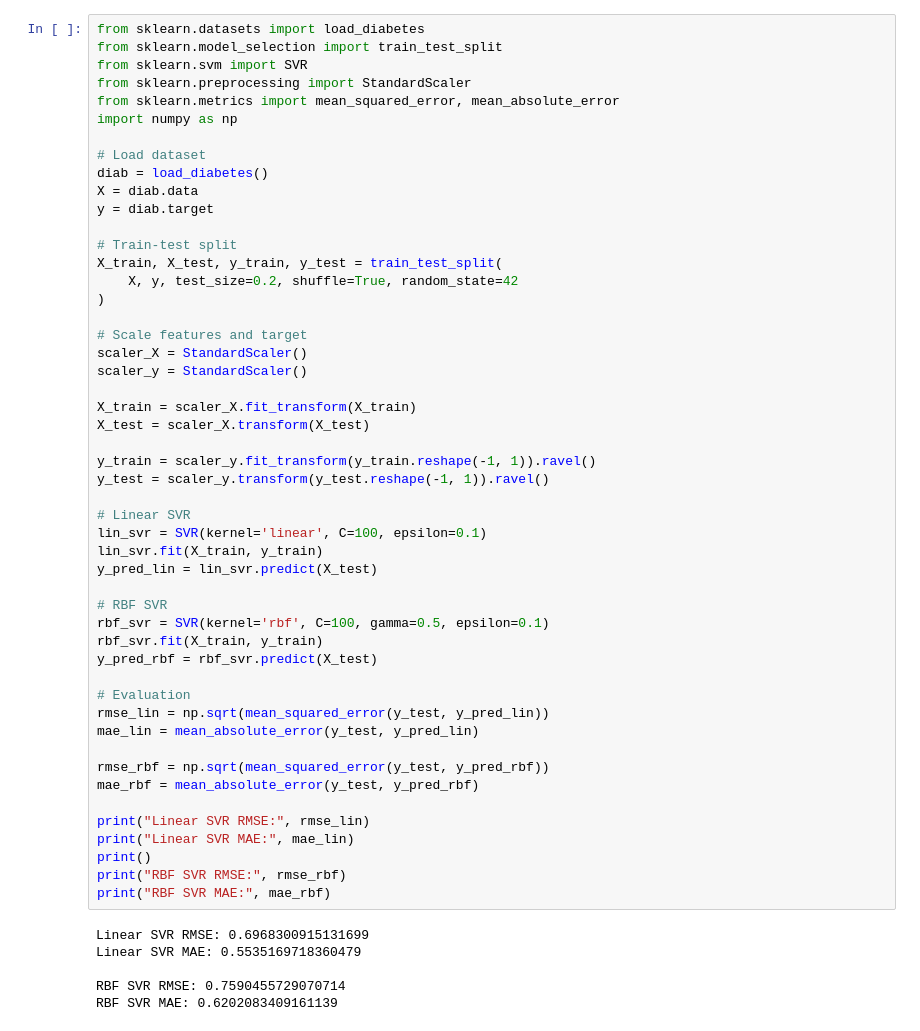
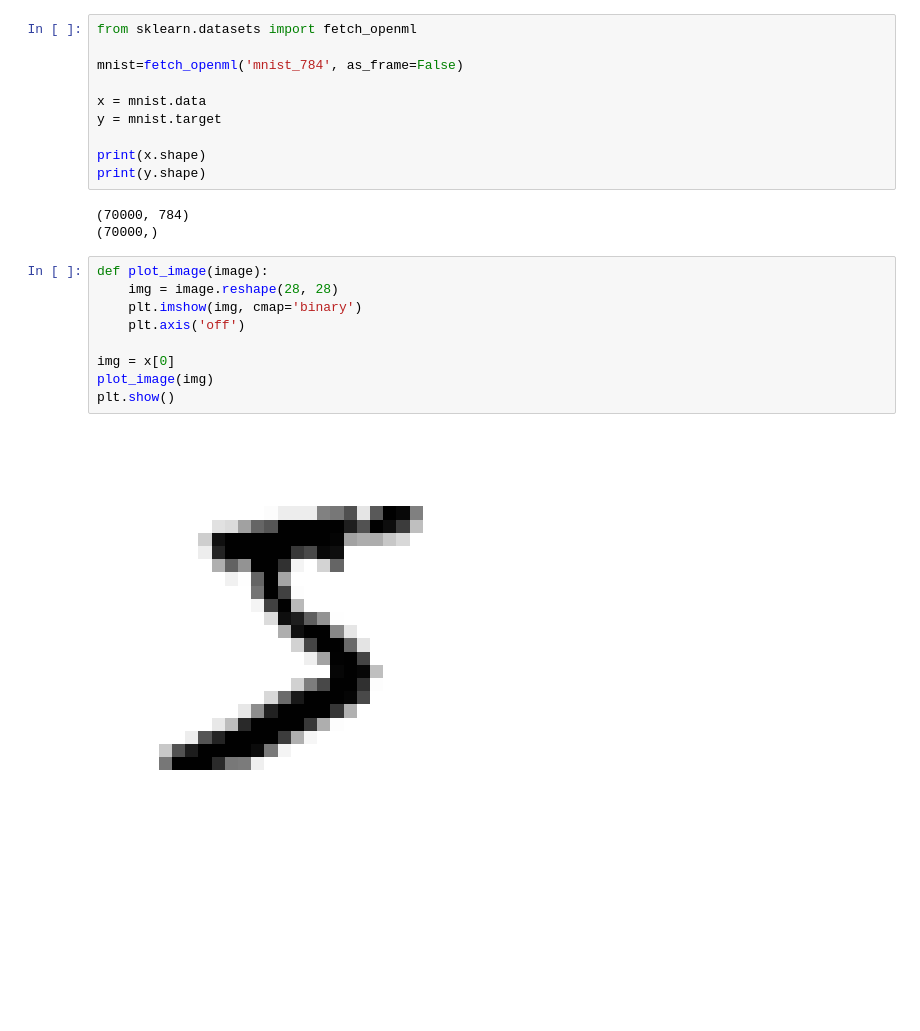
Before and after one commit to Dev-Flurssy/ml-projects, a Jupyter notebook: Notebooks/Practice.ipynb, the cells around one changed output. Drawn from its saved outputs; the diff is of its cells as text; blank space fills up the shorter version.

```diff
--- a/Notebooks/Practice.ipynb
+++ b/Notebooks/Practice.ipynb
@@ -126,56 +8,24 @@ RBF SVR MAE: 0.6797975426553687
-# %%
-from sklearn.datasets import load_diabetes
-from sklearn.model_selection import train_test_split
-from sklearn.svm import SVR
-from sklearn.preprocessing import StandardScaler
-from sklearn.metrics import mean_squared_error, mean_absolute_error
-import numpy as np
-
-# Load dataset
-diab = load_diabetes()
-X = diab.data
-y = diab.target
-
-# Train-test split
-X_train, X_test, y_train, y_test = train_test_split(
-    X, y, test_size=0.2, shuffle=True, random_state=42
-)
-
-# Scale features and target
-scaler_X = StandardScaler()
-scaler_y = StandardScaler()
-
-X_train = scaler_X.fit_transform(X_train)
-X_test = scaler_X.transform(X_test)
-
-y_train = scaler_y.fit_transform(y_train.reshape(-1, 1)).ravel()
-y_test = scaler_y.transform(y_test.reshape(-1, 1)).ravel()
-
-# Linear SVR
-lin_svr = SVR(kernel='linear', C=100, epsilon=0.1)
-lin_svr.fit(X_train, y_train)
-y_pred_lin = lin_svr.predict(X_test)
-
-# RBF SVR
-rbf_svr = SVR(kernel='rbf', C=100, gamma=0.5, epsilon=0.1)
-rbf_svr.fit(X_train, y_train)
-y_pred_rbf = rbf_svr.predict(X_test)
-
-# Evaluation
-rmse_lin = np.sqrt(mean_squared_error(y_test, y_pred_lin))
-mae_lin = mean_absolute_error(y_test, y_pred_lin)
-
-rmse_rbf = np.sqrt(mean_squared_error(y_test, y_pred_rbf))
-mae_rbf = mean_absolute_error(y_test, y_pred_rbf)
-
-print("Linear SVR RMSE:", rmse_lin)
-print("Linear SVR MAE:", mae_lin)
-print()
-print("RBF SVR RMSE:", rmse_rbf)
-print("RBF SVR MAE:", mae_rbf)
-# %% [output]
-Linear SVR RMSE: 0.6968300915131699
-Linear SVR MAE: 0.5535169718360479
-
-RBF SVR RMSE: 0.7590455729070714
-RBF SVR MAE: 0.6202083409161139
+# %%
+from sklearn.datasets import fetch_openml
+
+mnist=fetch_openml('mnist_784', as_frame=False)
+
+x = mnist.data
+y = mnist.target
+
+print(x.shape)
+print(y.shape)
+# %% [output]
+(70000, 784)
+(70000,)
+# %%
+def plot_image(image):
+    img = image.reshape(28, 28)
+    plt.imshow(img, cmap='binary')
+    plt.axis('off')
+
+img = x[0]
+plot_image(img)
+plt.show()
+# %% [output]
+[figure, added]
```
Also changed, not shown: parts of 23 cells of this notebook, 8 other files.
